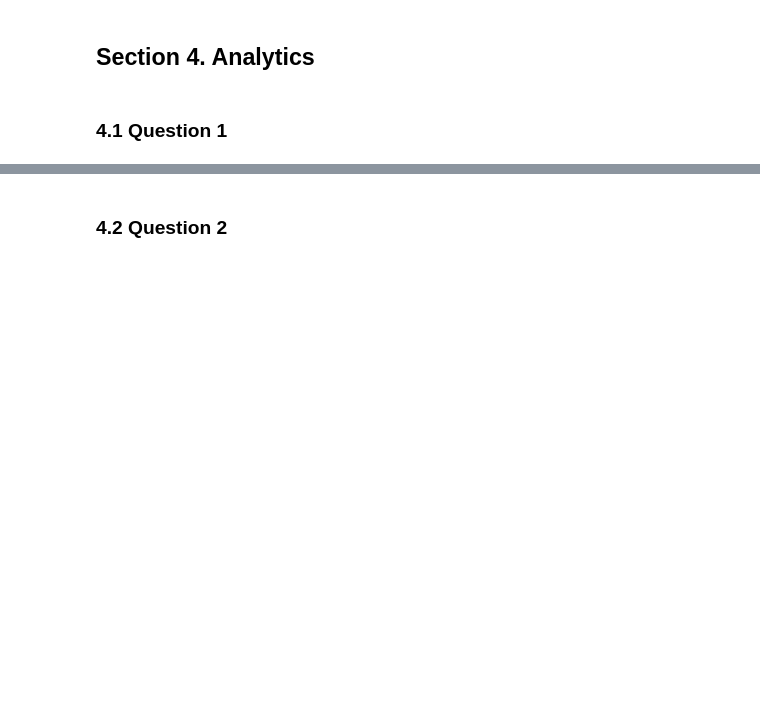
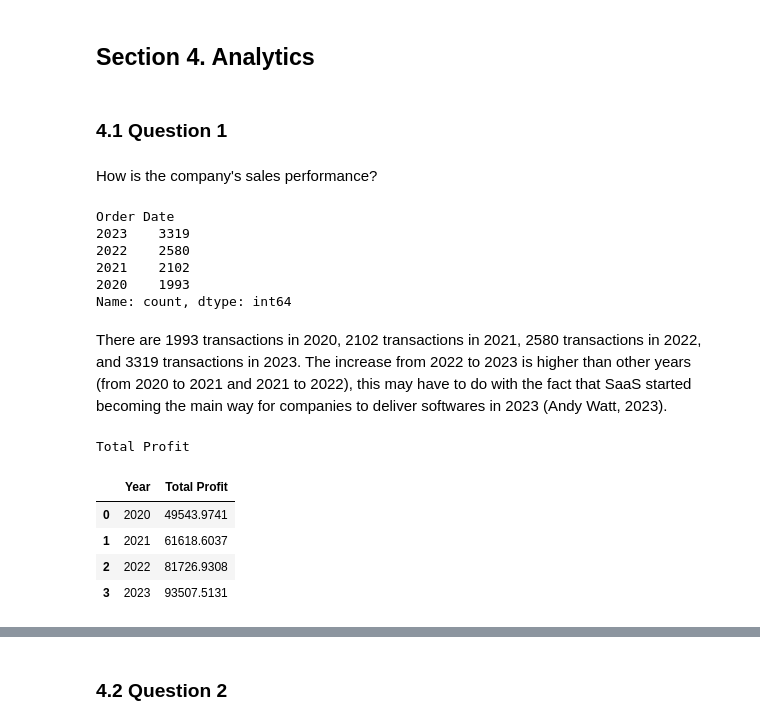
Before and after one commit to dhanylatief/SaaS_Sales, a Jupyter notebook: notebooks/1.0-mdl-inital-data-exploration.ipynb, the cells around one changed output, grey strips where cells are left out. Cells and saved outputs as stored; diff of their text form; code cells hidden in the pictures; blank space fills up the shorter version.

```diff
--- a/notebooks/1.0-mdl-inital-data-exploration.ipynb
+++ b/notebooks/1.0-mdl-inital-data-exploration.ipynb
@@ -201,2 +226,27 @@ df.to_csv(r'..\data\cleaned\SaaS-Sales-cleaned.csv', index=False)
 # %% [markdown]
 ### **4.1 Question 1**
+# %% [markdown]
+How is the company's sales performance?
+# %%
+df['Order Date'].dt.year.value_counts()
+# %% [output]
+Order Date
+2023    3319
+2022    2580
+2021    2102
+2020    1993
+Name: count, dtype: int64
+# %% [markdown]
+There are 1993 transactions in 2020, 2102 transactions in 2021, 2580 transactions in 2022, and 3319 transactions in 2023. The increase from 2022 to 2023 is higher than other years (from 2020 to 2021 and 2021 to 2022), this may have to do with the fact that SaaS started becoming the main way for companies to deliver softwares in 2023 (Andy Watt, 2023).
+# %%
+print('Total Profit')
+yearly_profit_total = df.groupby(df['Order Date'].dt.year)['Profit'].sum().reset_index()
+yearly_profit_total = yearly_profit_total.rename(columns={'Order Date':'Year','Profit': 'Total Profit'})
+yearly_profit_total
+# %% [output]
+Total Profit
+|  | Year | Total Profit |
+| 0 | 2020 | 49543.9741 |
+| 1 | 2021 | 61618.6037 |
+| 2 | 2022 | 81726.9308 |
+| 3 | 2023 | 93507.5131 |
```
Also changed, not shown: parts of 21 cells of this notebook, 1 other file.
